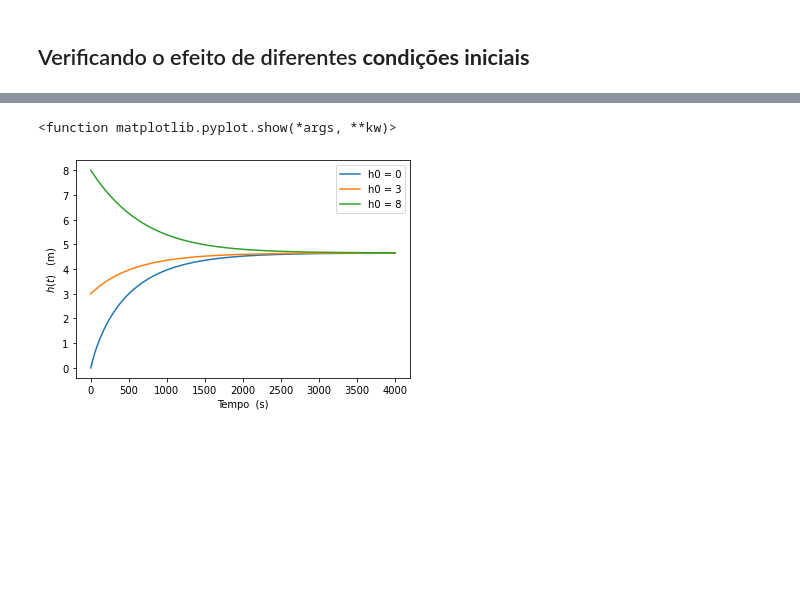
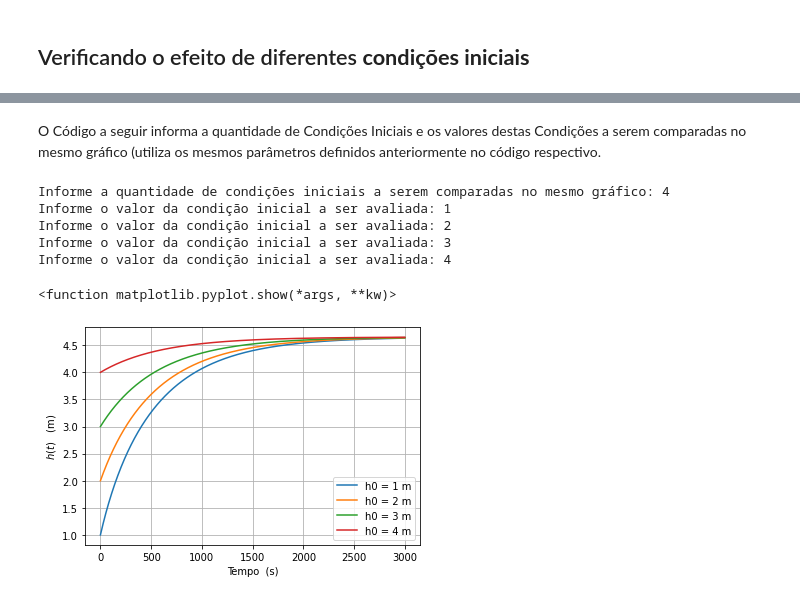
Before and after one commit to yahicoS/CadernosControle-Colab, a Jupyter notebook: ModeloeSimulacaoTanque.ipynb, the cells around one changed output, grey strips where cells are left out. Cells and saved outputs as stored; diff of their text form; code cells hidden in the pictures; blank space fills up the shorter version.

```diff
--- a/ModeloeSimulacaoTanque.ipynb
+++ b/ModeloeSimulacaoTanque.ipynb
@@ -153,42 +156,37 @@ Informe a quantidade de condições iniciais a serem comparadas no mesmo gráfic
-# %%
-import numpy as np
-import matplotlib.pyplot as plt
-from scipy.integrate import odeint
-
-
-#definindo a equação diferencial
-def ode(y, t):
-  h = y[0]
-  g= 9.81 #m/s2
-  pi = 3.14
-
-  #Definindo parâmetros
-  R = 0.5 #Raio do tanque [m]
-  r = 0.02 #raio do tubo de saída [m]
-  Qe = 0.012 #Vazão Volumétrica [m3/s]
-
-  dhdt = Qe / (pi*R**2) - (r**2/R**2) * (2 * g * h)**(.5)
-  return dhdt
-
-#Definindo o vetor tempo
-t = np.linspace(0,4000,1000)
-
-#Condições Iniciais
-h0a = 0
-h0b = 3
-h0c = 8
-
-ya = odeint(ode,h0a,t)
-yb = odeint(ode,h0b,t)
-yc = odeint(ode,h0c,t)
-
-#Plotando a simulação
-
-plt.plot(t,ya[:,0],t,yb[:,0],t,yc[:,0])
-plt.xlabel(r'Tempo  (s)', fontsize = 'medium')
-plt.ylabel(r'$h(t)$   ($\mathrm{m}}$)', fontsize = 'medium')
-plt.legend(["h0 = {}".format(h0a), "h0 = {}".format(h0b), "h0 = {}".format(h0c)])
-plt.show
-# %% [output]
-<function matplotlib.pyplot.show(*args, **kw)>
-[figure, removed]
+# %% [markdown]
+O Código a seguir informa a quantidade de Condições Iniciais e os valores destas Condições a serem comparadas no mesmo gráfico (utiliza os mesmos parâmetros definidos anteriormente no código respectivo.
+# %%
+n = int(input("Informe a quantidade de condições iniciais a serem comparadas no mesmo gráfico: ")) #a função input recebe valores do tipo str assim é necessário convertero número informado para int
+h0 = [] #define a variável h0 como tipo list e vazia
+for i in range(0,n):
+  h0.append(input("Informe o valor da condição inicial a ser avaliada: ")) #.append adiciona a lista um novo valor e muda seu tamanho a cada iteração
+# %% [output]
+Informe a quantidade de condições iniciais a serem comparadas no mesmo gráfico: 4
+Informe o valor da condição inicial a ser avaliada: 1
+Informe o valor da condição inicial a ser avaliada: 2
+Informe o valor da condição inicial a ser avaliada: 3
+Informe o valor da condição inicial a ser avaliada: 4
+# %%
+import numpy as np
+import matplotlib.pyplot as plt
+from scipy.integrate import odeint
+
+
+#Definindo o vetor tempo
+t = np.linspace(0,tf,1000)
+
+
+#Resolvendo e plotando a simulação para cada condição inicial avaliada
+
+for i in range(0,n):
+  y = odeint(ode,h0[i],t)
+  plt.plot(t,y[:,0],label="h0 = {} m".format(h0[i]))
+
+plt.xlabel(r'Tempo  (s)', fontsize = 'medium')
+plt.ylabel(r'$h(t)$   ($\mathrm{m}}$)', fontsize = 'medium')
+plt.legend()
+plt.grid()
+plt.show
+# %% [output]
+<function matplotlib.pyplot.show(*args, **kw)>
+[figure, added]
```
Also changed, not shown: parts of 6 cells of this notebook.
